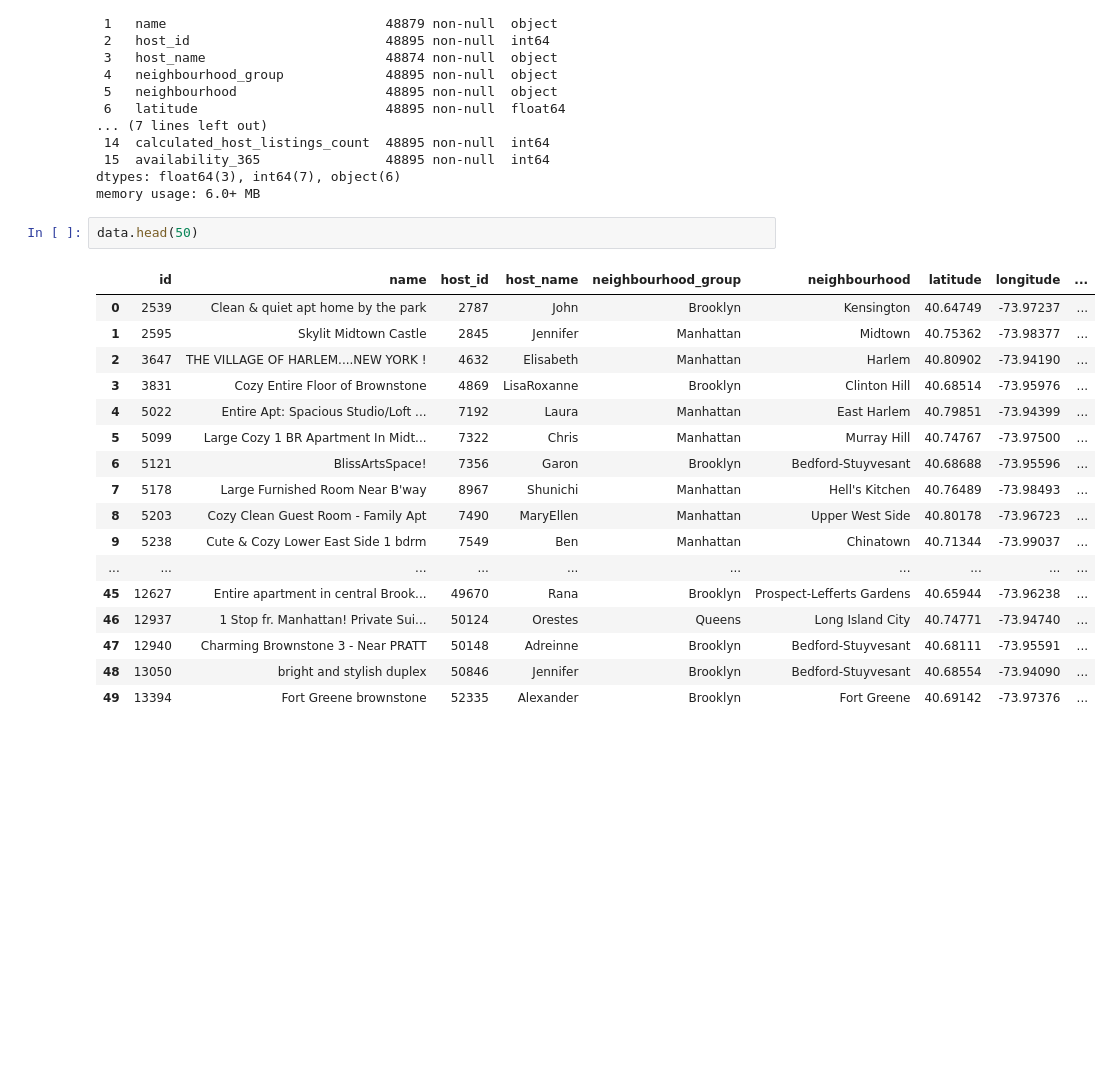
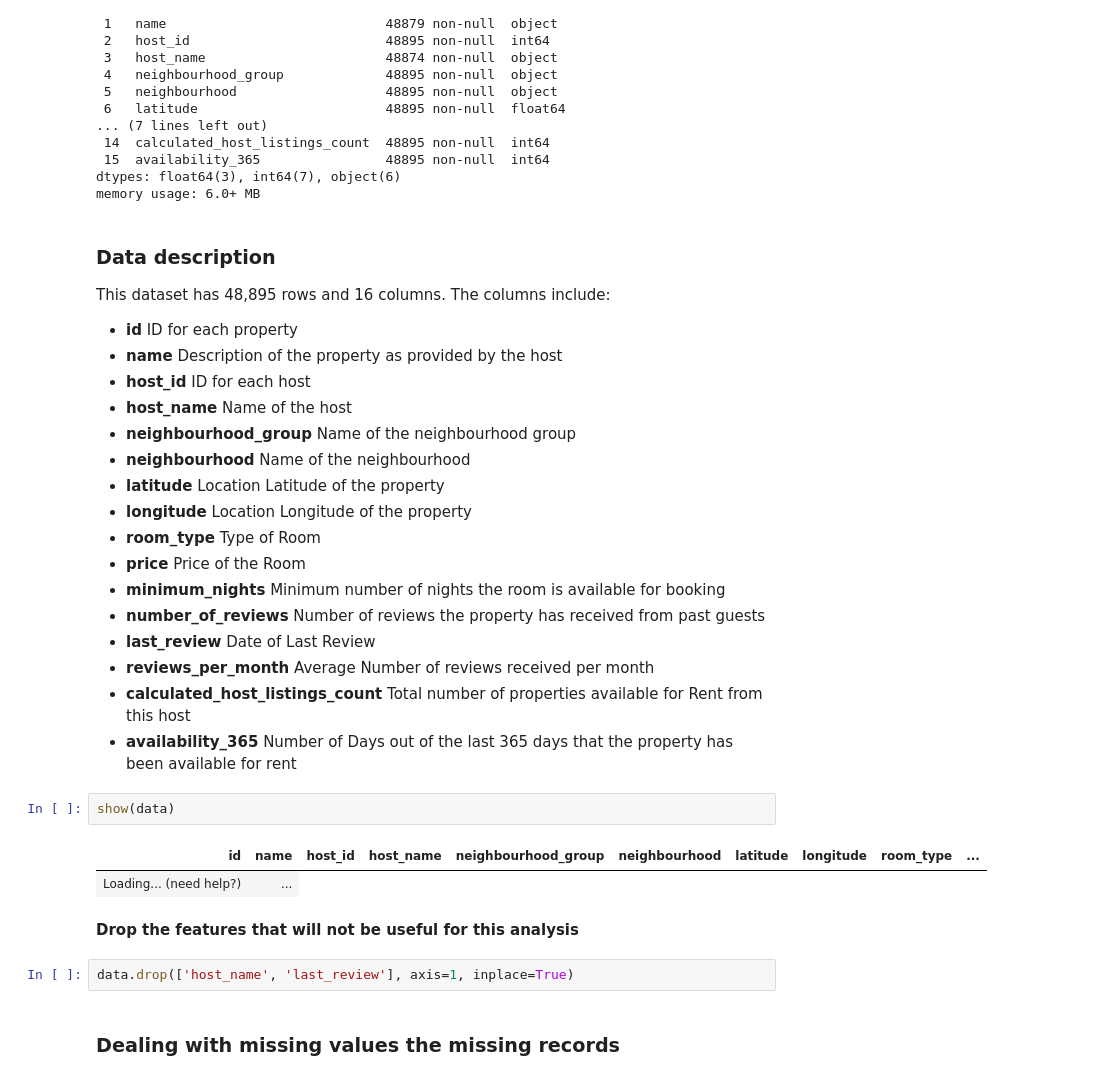
Before and after one commit to Ngugi-Joy-Grace/airbnb-business-analysis, a Jupyter notebook: analysis.ipynb, the cells around one changed output. Cells and saved outputs as stored; diff of their text form; blank space fills up the shorter version.

Commit message:
EDA and Data Visualisation

```diff
--- a/analysis.ipynb
+++ b/analysis.ipynb
@@ -74,23 +64,34 @@ Data columns (total 16 columns):
  15  availability_365                48895 non-null  int64
 dtypes: float64(3), int64(7), object(6)
 memory usage: 6.0+ MB
+# %% [markdown]
+### Data description
+This dataset has 48,895 rows and 16 columns.
+The columns include:
+- **id** ID for each property
+- **name** Description of the property as provided by the host
+- **host_id** ID for each host
+- **host_name** Name of the host
+- **neighbourhood_group** Name of the neighbourhood group
+- **neighbourhood** Name of the neighbourhood
+- **latitude** Location Latitude of the property
+- **longitude** Location Longitude of the property
+- **room_type** Type of Room
+- **price** Price of the Room
+- **minimum_nights** Minimum number of nights the room is available for booking
+- **number_of_reviews** Number of reviews the property has received from past guests
+- **last_review** Date of Last Review
+- **reviews_per_month** Average Number of reviews received per month
+- **calculated_host_listings_count** Total number of properties available for Rent from this host
+- **availability_365** Number of Days out of the last 365 days that the property has been available for rent
 # %%
-data.head(50)
+show(data)
 # %% [output]
-|  | id | name | host_id | host_name | neighbourhood_group | neighbourhood | latitude | longitude | ... |
-| 0 | 2539 | Clean & quiet apt home by the park | 2787 | John | Brooklyn | Kensington | 40.64749 | -73.97237 | ... |
-| 1 | 2595 | Skylit Midtown Castle | 2845 | Jennifer | Manhattan | Midtown | 40.75362 | -73.98377 | ... |
-| 2 | 3647 | THE VILLAGE OF HARLEM....NEW YORK ! | 4632 | Elisabeth | Manhattan | Harlem | 40.80902 | -73.94190 | ... |
-| 3 | 3831 | Cozy Entire Floor of Brownstone | 4869 | LisaRoxanne | Brooklyn | Clinton Hill | 40.68514 | -73.95976 | ... |
-| 4 | 5022 | Entire Apt: Spacious Studio/Loft ... | 7192 | Laura | Manhattan | East Harlem | 40.79851 | -73.94399 | ... |
-| 5 | 5099 | Large Cozy 1 BR Apartment In Midt... | 7322 | Chris | Manhattan | Murray Hill | 40.74767 | -73.97500 | ... |
-| 6 | 5121 | BlissArtsSpace! | 7356 | Garon | Brooklyn | Bedford-Stuyvesant | 40.68688 | -73.95596 | ... |
-| 7 | 5178 | Large Furnished Room Near B'way | 8967 | Shunichi | Manhattan | Hell's Kitchen | 40.76489 | -73.98493 | ... |
-| 8 | 5203 | Cozy Clean Guest Room - Family Apt | 7490 | MaryEllen | Manhattan | Upper West Side | 40.80178 | -73.96723 | ... |
-| 9 | 5238 | Cute & Cozy Lower East Side 1 bdrm | 7549 | Ben | Manhattan | Chinatown | 40.71344 | -73.99037 | ... |
-| ... | ... | ... | ... | ... | ... | ... | ... | ... | ... |
-| 45 | 12627 | Entire apartment in central Brook... | 49670 | Rana | Brooklyn | Prospect-Lefferts Gardens | 40.65944 | -73.96238 | ... |
-| 46 | 12937 | 1 Stop fr. Manhattan! Private Sui... | 50124 | Orestes | Queens | Long Island City | 40.74771 | -73.94740 | ... |
-| 47 | 12940 | Charming Brownstone 3 - Near PRATT | 50148 | Adreinne | Brooklyn | Bedford-Stuyvesant | 40.68111 | -73.95591 | ... |
-| 48 | 13050 | bright and stylish duplex | 50846 | Jennifer | Brooklyn | Bedford-Stuyvesant | 40.68554 | -73.94090 | ... |
-| 49 | 13394 | Fort Greene brownstone | 52335 | Alexander | Brooklyn | Fort Greene | 40.69142 | -73.97376 | ... |
+| id | name | host_id | host_name | neighbourhood_group | neighbourhood | latitude | longitude | room_type | ... |
+| Loading... (need help?) | ... |
+# %% [markdown]
+**Drop the features that will not be useful for this analysis**
+# %%
+data.drop(['host_name', 'last_review'], axis=1, inplace=True)
+# %% [markdown]
+### Dealing with missing values the missing records
```
Also changed, not shown: parts of 46 cells of this notebook, 5 other files.
